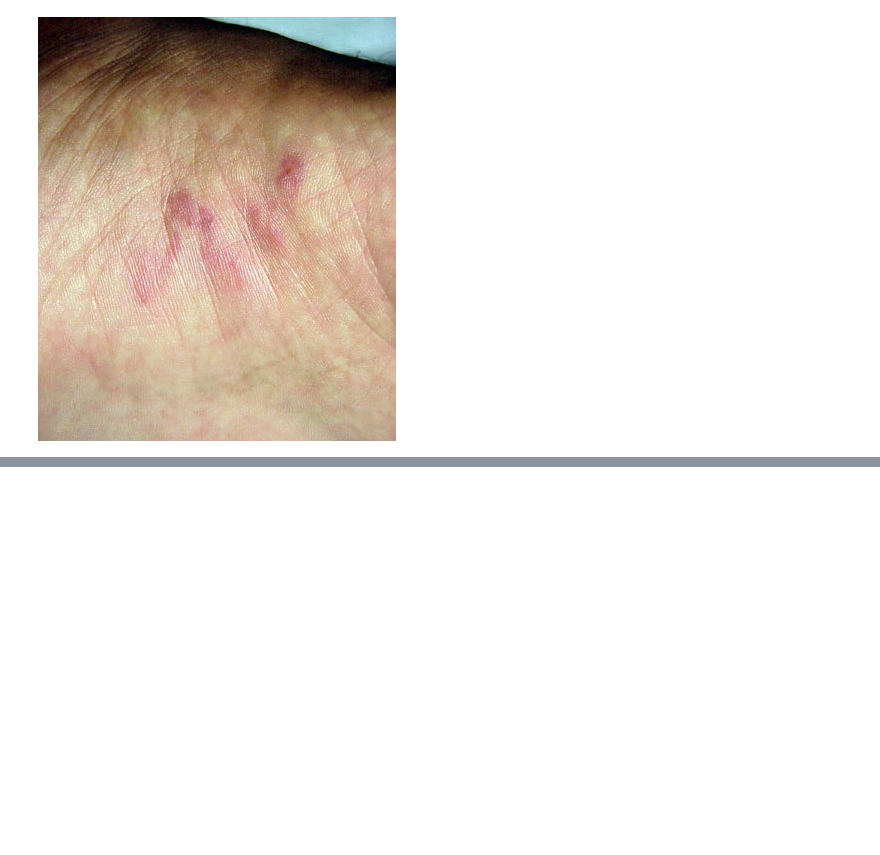
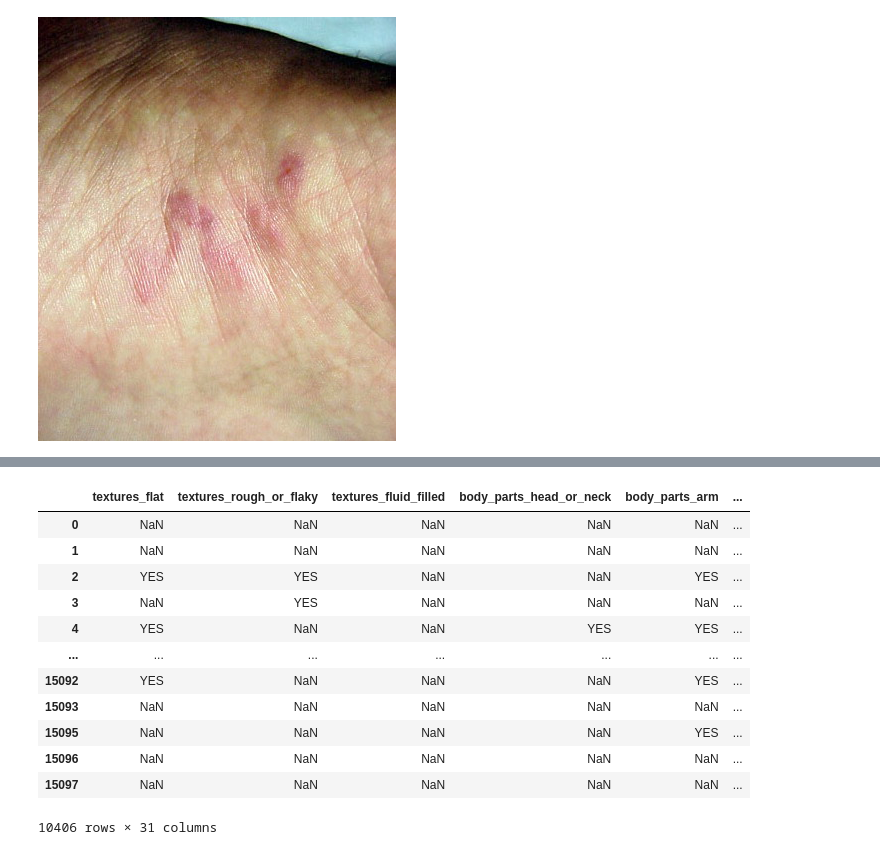
Before and after one commit to drmaniak/derma-cot, a Jupyter notebook: notebooks/eda.ipynb, the cells around one changed output, grey strips where cells are left out. Saved outputs shown, nothing was run; the diff lists cells and outputs as text; code cells hidden in the pictures; blank space fills up the shorter version.

```diff
--- a/notebooks/eda.ipynb
+++ b/notebooks/eda.ipynb
@@ -132,0 +128,30 @@ dataset[10]
+# %%
+merged_df.loc[:, ['textures_flat', 'textures_rough_or_flaky', 'textures_fluid_filled',
+       'body_parts_head_or_neck', 'body_parts_arm', 'body_parts_palm',
+       'body_parts_back_of_hand', 'body_parts_torso_front',
+       'body_parts_torso_back', 'body_parts_genitalia_or_groin',
+       'body_parts_buttocks', 'body_parts_leg', 'body_parts_foot_top_or_side',
+       'body_parts_foot_sole', 'body_parts_other',
+       'condition_symptoms_bothersome_appearance',
+       'condition_symptoms_bleeding', 'condition_symptoms_increasing_size',
+       'condition_symptoms_darkening', 'condition_symptoms_itching',
+       'condition_symptoms_burning', 'condition_symptoms_pain',
+       'condition_symptoms_no_relevant_experience', 'other_symptoms_fever',
+       'other_symptoms_chills', 'other_symptoms_fatigue',
+       'other_symptoms_joint_pain', 'other_symptoms_mouth_sores',
+       'other_symptoms_shortness_of_breath',
+       'other_symptoms_no_relevant_symptoms', 'related_category']]
+# %% [output]
+|  | textures_flat | textures_rough_or_flaky | textures_fluid_filled | body_parts_head_or_neck | body_parts_arm | ... |
+| 0 | NaN | NaN | NaN | NaN | NaN | ... |
+| 1 | NaN | NaN | NaN | NaN | NaN | ... |
+| 2 | YES | YES | NaN | NaN | YES | ... |
+| 3 | NaN | YES | NaN | NaN | NaN | ... |
+| 4 | YES | NaN | NaN | YES | YES | ... |
+| ... | ... | ... | ... | ... | ... | ... |
+| 15092 | YES | NaN | NaN | NaN | YES | ... |
+| 15093 | NaN | NaN | NaN | NaN | NaN | ... |
+| 15095 | NaN | NaN | NaN | NaN | YES | ... |
+| 15096 | NaN | NaN | NaN | NaN | NaN | ... |
+| 15097 | NaN | NaN | NaN | NaN | NaN | ... |
+10406 rows × 31 columns
```
Also changed, not shown: parts of 22 cells of this notebook, 1 other file.
